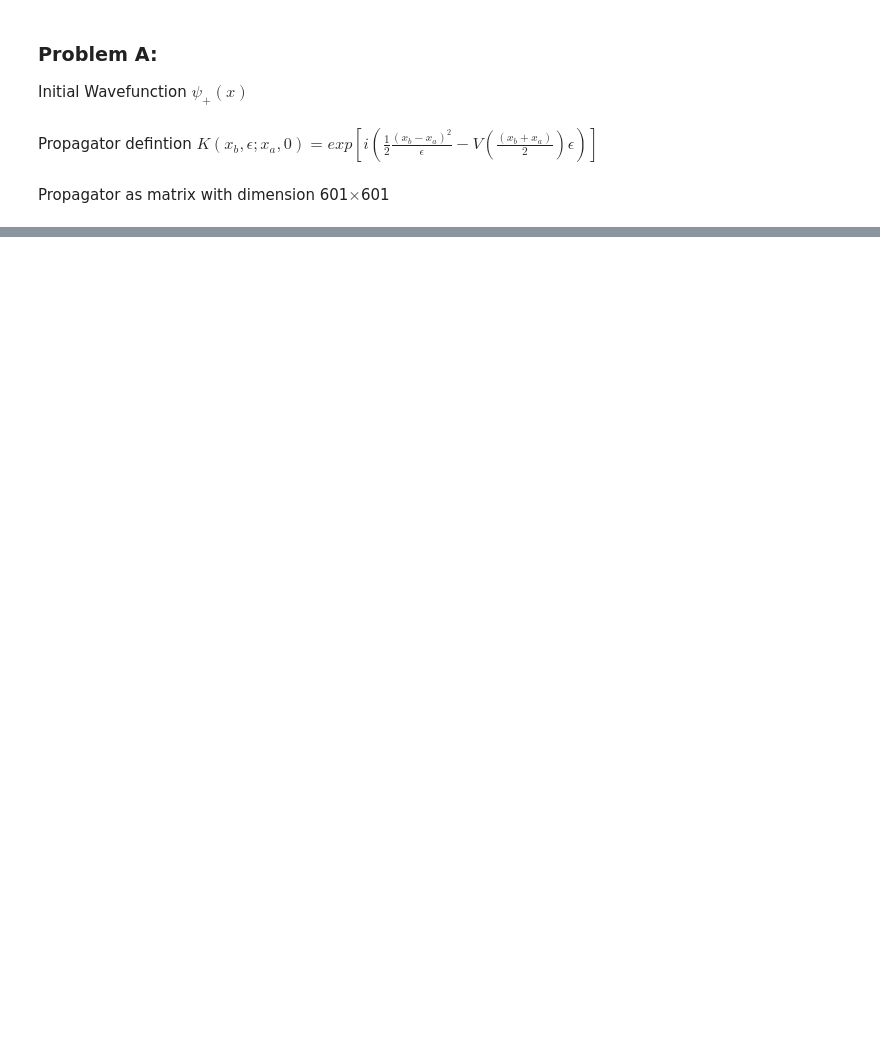
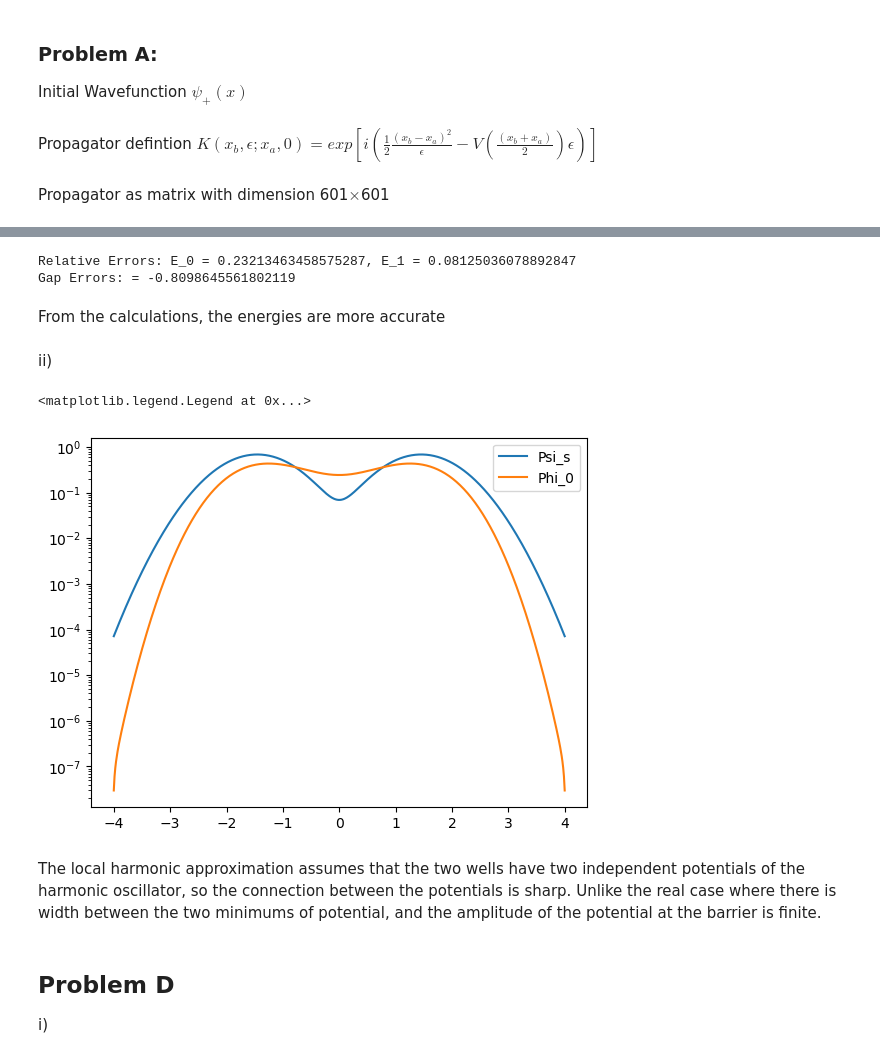
Before and after one commit to kany-e/phys142_kye, a Jupyter notebook: Phys142_HW2.ipynb, the cells around one changed output, grey strips where cells are left out. Drawn from its saved outputs; the diff is of its cells as text; code cells hidden in the pictures; blank space fills up the shorter version.

```diff
--- a/Phys142_HW2.ipynb
+++ b/Phys142_HW2.ipynb
@@ -14,3 +19,9 @@ xpos = np.linspace(-4, 4, 600)
+# %%
+def V(x, alpha):
+
+    V = alpha*x**4 - 2*x**2 + 1/alpha
+
+    return V
 # %% [markdown]
 ### Problem A:
 
@@ -60,0 +230,40 @@ for i in range(601):
+# %%
+# retrieve calculated energies from part B
+E_0 = worg[0]
+E_1 = worg[1]
+
+# calculate relative error
+Rerror0 = np.abs(E_s - E_0) / np.abs(E_0)
+Rerror1 = np.abs(E_a - E_1) / np.abs(E_1)
+
+# calculate gap error
+Gerror = ((E_a - E_1) - (E_s - E_0))/ np.abs(E_1 - E_0)
+
+print(f"Relative Errors: E_0 = {Rerror0}, E_1 = {Rerror1}")
+print(f"Gap Errors: = {Gerror}")
+# %% [output]
+Relative Errors: E_0 = 0.23213463458575287, E_1 = 0.08125036078892847
+Gap Errors: = -0.8098645561802119
+# %% [markdown]
+From the calculations, the energies are more accurate
+# %% [markdown]
+ii)
+# %%
+# normalize psi_s
+_, psisnorm = normalize(psis, deltax)
+
+# plot
+fig, ax = plt.subplots(1, 1)
+ax.plot(xpos, np.abs(psisnorm), label = "Psi_s")
+ax.plot(xpos, np.abs(vorgnorm0), label = "Phi_0")
+ax.set_yscale('log')
+ax.legend()
+# %% [output]
+<matplotlib.legend.Legend at 0x...>
+[figure, added]
+# %% [markdown]
+The local harmonic approximation assumes that the two wells have two independent potentials of the harmonic oscillator, so the connection between the potentials is sharp. Unlike the real case where there is width between the two minimums of potential, and the amplitude of the potential at the barrier is finite.
+# %% [markdown]
+## Problem D
+
+i)
```
Also changed, not shown: parts of 29 cells of this notebook.
